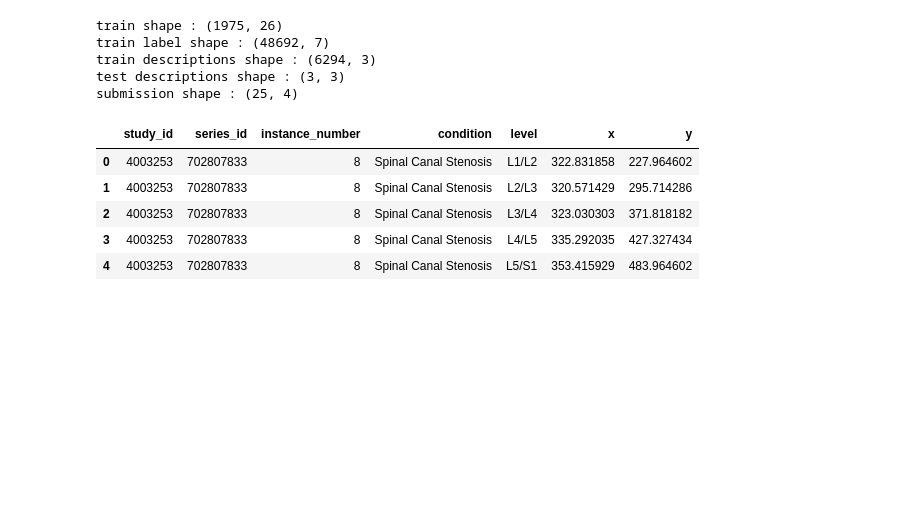
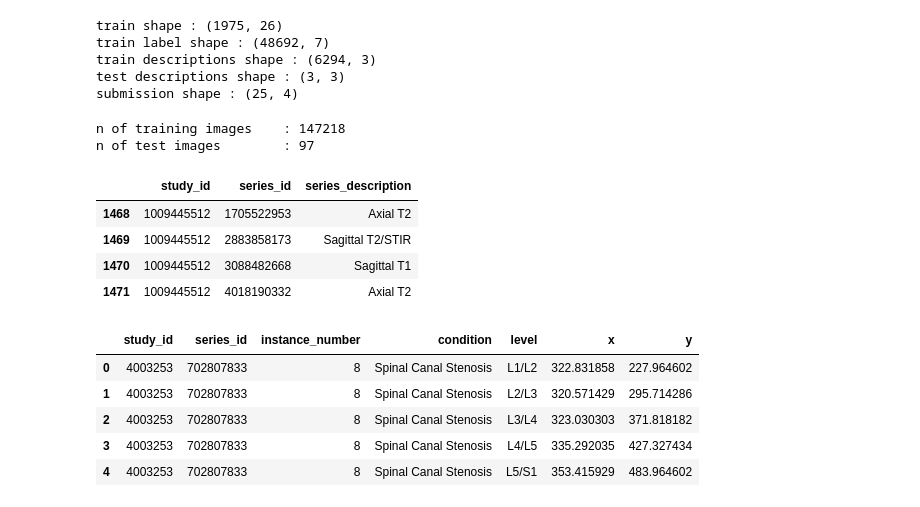
Before and after one commit to prmsregmi/RSNA, a Jupyter notebook: EDA.ipynb, the cells around one changed output. Saved outputs shown, nothing was run; the diff lists cells and outputs as text; code cells hidden in the pictures; blank space fills up the shorter version.

```diff
--- a/EDA.ipynb
+++ b/EDA.ipynb
@@ -57,16 +55,24 @@ train descriptions shape : (6294, 3)
 test descriptions shape : (3, 3)
 submission shape : (25, 4)
 # %%
-# def number_of_images(directory):
-#     return sum([len(files) for r, d, files in os.walk(directory) if any(f.endswith('.dcm') for f in files)])
+def number_of_images(directory):
+    return sum([len(files) for r, d, files in os.walk(directory) if any(f.endswith('.dcm') for f in files)])
 
-# print("n of training images \t:", number_of_images(f'{train_path}/train_images'))
-# print("n of test images \t:", number_of_images(f'{train_path}/test_images'))
+print("n of training images \t:", number_of_images(f'{train_path}/train_images'))
+print("n of test images \t:", number_of_images(f'{train_path}/test_images'))
 
 
 # values with more than 4 series Id. They still have only 3 types of images.
-# train_desc[train_desc['study_id'] == 10728036]
-# train_desc[train_desc['study_id'] == 1009445512]
+train_desc[train_desc['study_id'] == 10728036]
+train_desc[train_desc['study_id'] == 1009445512]
+# %% [output]
+n of training images    : 147218
+n of test images        : 97
+|  | study_id | series_id | series_description |
+| 1468 | 1009445512 | 1705522953 | Axial T2 |
+| 1469 | 1009445512 | 2883858173 | Sagittal T2/STIR |
+| 1470 | 1009445512 | 3088482668 | Sagittal T1 |
+| 1471 | 1009445512 | 4018190332 | Axial T2 |
 # %%
 label.head()
 # %% [output]
```
Also changed, not shown: parts of 19 cells of this notebook, 2 other files.
